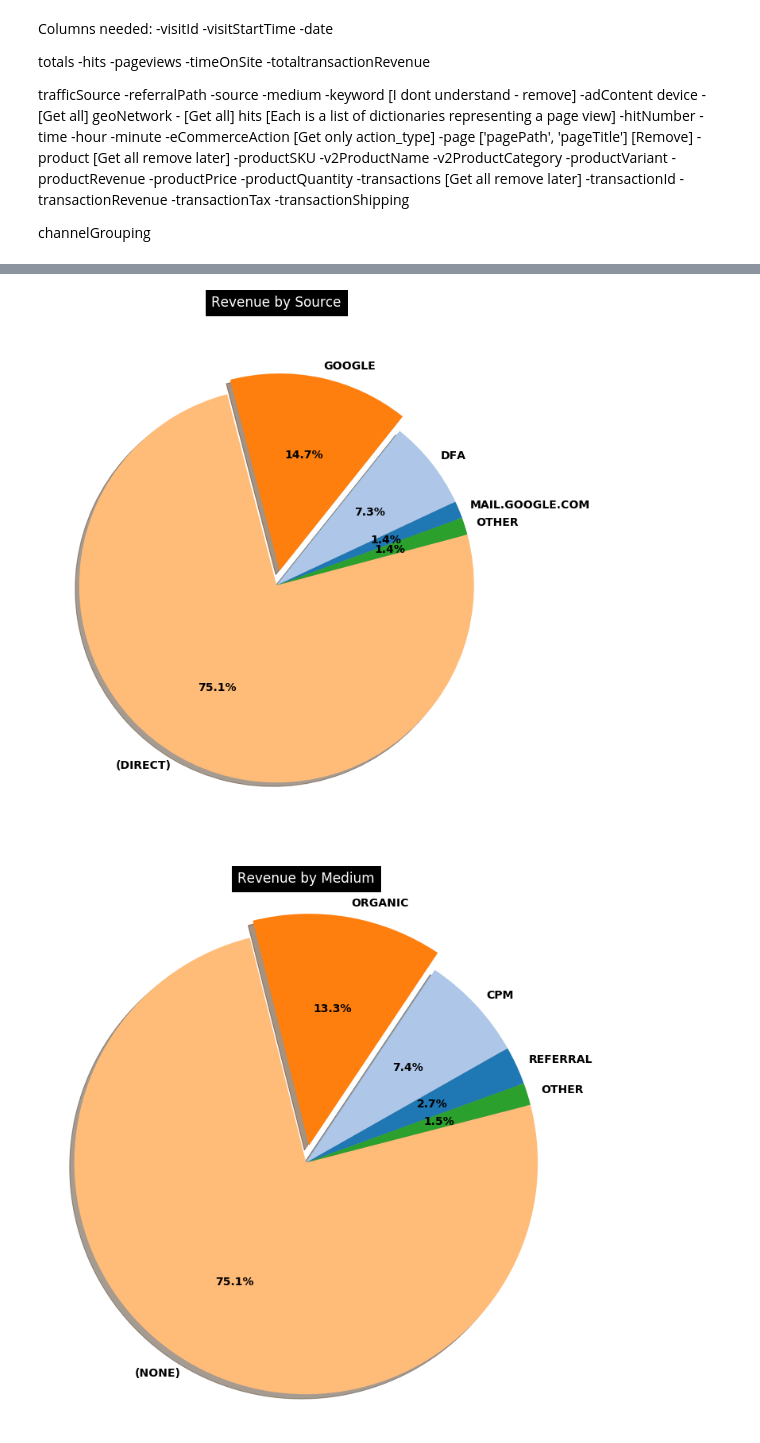
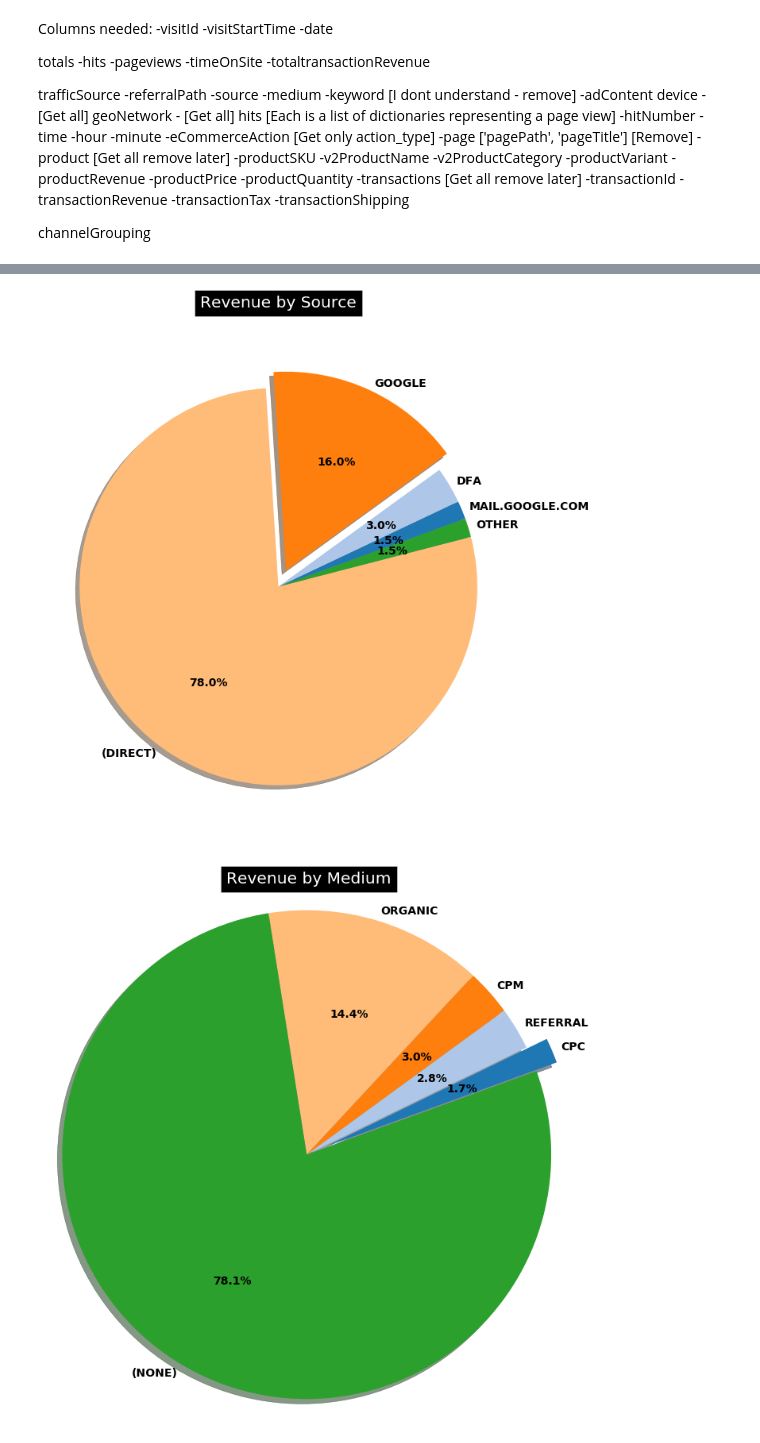
Before and after one commit to cliff-cheng/Capstone1, a Jupyter notebook: Ecommerce.ipynb, the cells around one changed output, grey strips where cells are left out. Cells and saved outputs as stored; diff of their text form; code cells hidden in the pictures.

```diff
--- a/Ecommerce.ipynb
+++ b/Ecommerce.ipynb
@@ -213,4 +225,6 @@ channelGrouping
 # %%
 df = pd.read_csv('../ga_data.csv')
+# %%
+df = pd.read_csv('../ga_data_no_outliers.csv')
 # %%
 #df_parse = split_dates(df)
@@ -249,9 +284,14 @@ def create_other(df, columngroup, column, other):
     #Group groups into one row called other.
     other_df['OTHER'] = 'OTHER'
     other_df = other_df.groupby('OTHER').sum()
-    groups = groups.append(other_df)
-    return groups
-
+    if other_df.empty:
+        return groups
+    else:
+        if ((other_df[column]/sum(group[column])) < other)[0] ==True:
+            return groups
+        else:
+            groups = groups.append(other_df)
+            return groups
 
 def pie_chart(df, columngroup, column, other, explode=None, title=None):
     #Groups dataframe, see create_other function
@@ -264,12 +304,12 @@ def pie_chart(df, columngroup, column, other, explode=None, title=None):
     explodes = None
     if explode !=None:
         explode_list = [0]*len(labels)
-        explode_list[explode] = .075
+        explode_list[explode] = .09
         explodes = explode_list
 
     fig, ax = plt.subplots(1, figsize=(10,10))
     ax.pie(sizes, explode=explodes, labels=labels, autopct='%1.1f%%',
-         pctdistance=.6, labeldistance=1.06, shadow=True, startangle=20
+         pctdistance=.6, labeldistance=1.04, shadow=True, startangle=20
            ,colors = colors)
     ax.axis('equal')
 
@@ -286,11 +326,11 @@ pie_chart(df, 'operatingsystem', 'totalrevenue', .02, 3, 'Revenue by Operating S
 # %%
 pie_chart(df, 'source', 'totalrevenue', .01, 2, 'Revenue by Source')
 # %% [output]
-[figure, old version]
+[figure, new version]
 # %%
-pie_chart(df, 'medium', 'totalrevenue', 0.02, 2, 'Revenue by Medium')
+pie_chart(df, 'medium', 'totalrevenue', 0.015, 0, 'Revenue by Medium')
 # %% [output]
-[figure, old version]
+[figure, new version]
 # %%
 def plot_full_scatter(df, column, title=None):
     group = df.groupby('date').sum()
```
Also changed, not shown: parts of 35 cells of this notebook, 1 other file.
